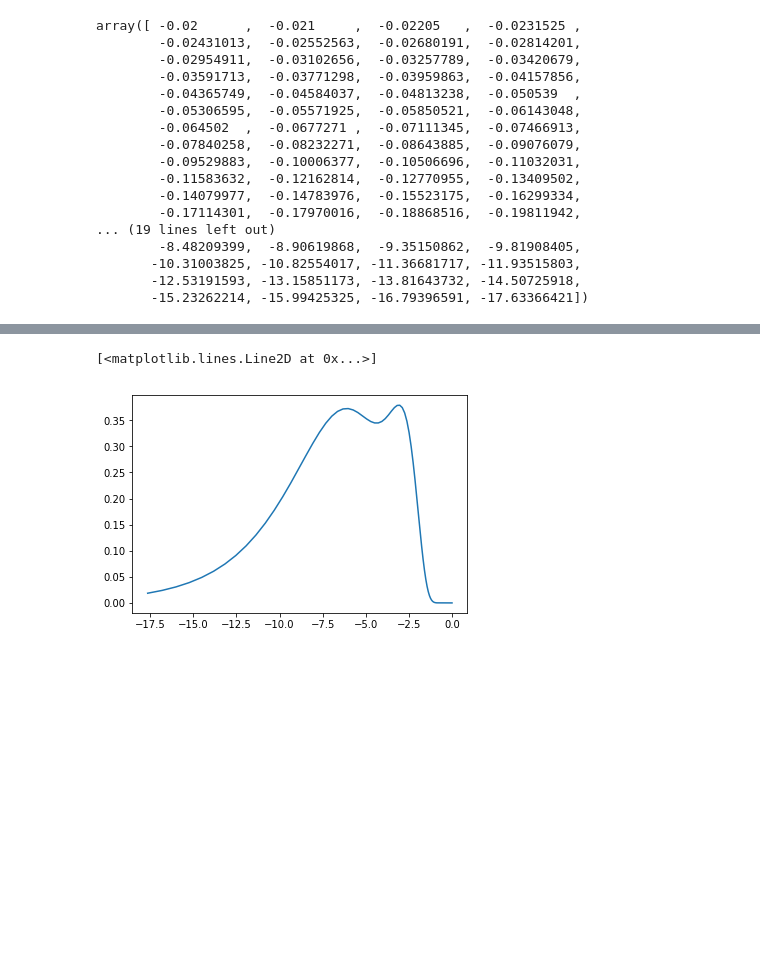
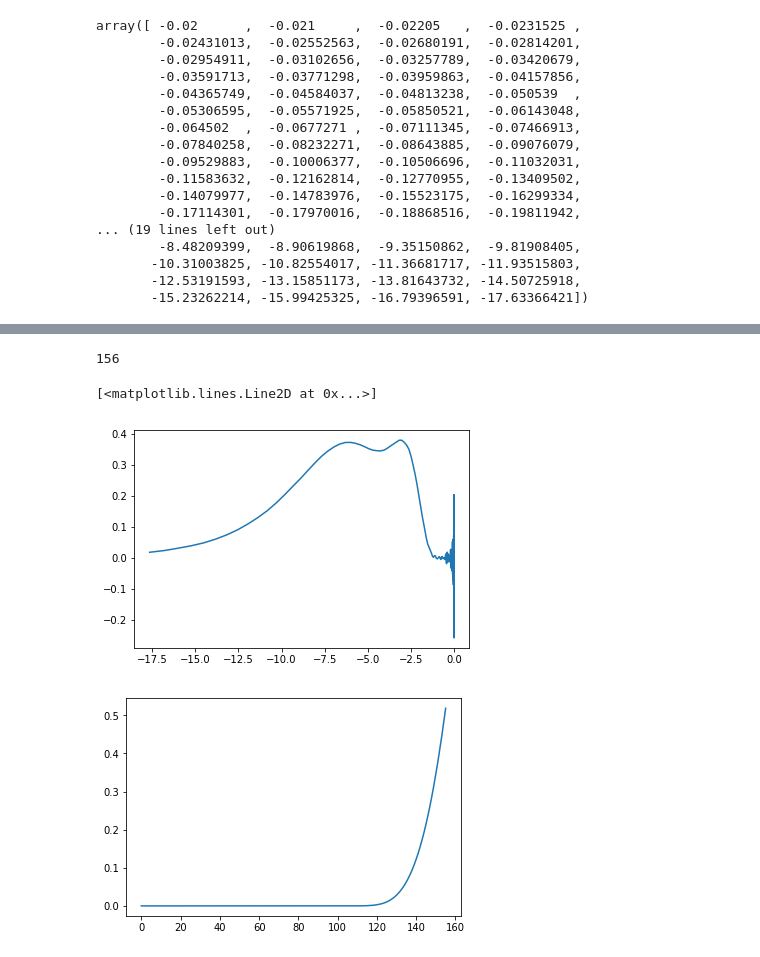
Before and after one commit to jgosmann/cue-model, a Jupyter notebook: notebooks/fuzzy temp mem.ipynb, the cells around one changed output, grey strips where cells are left out. Saved outputs shown, nothing was run; the diff lists cells and outputs as text; code cells hidden in the pictures; blank space fills up the shorter version.

```diff
--- a/notebooks/fuzzy temp mem.ipynb
+++ b/notebooks/fuzzy temp mem.ipynb
@@ -102,6 +122,14 @@ plt.plot(tau_stars, sim.data[p_out].T[:, ::1000]);
+# %%
+len(ss)
+# %% [output]
+156
 # %%
 t = -1
-plt.plot(tau_stars, Lk[:, ::] @ sim.data[p_state][t])
+plt.plot(tau_stars, Lk[:, ::] @ (sim.data[p_state][t] + 1e-9 * np.random.randn(sim.data[p_state].shape[1])))
 # %% [output]
 [<matplotlib.lines.Line2D at 0x...>]
-[figure, old version]
+[figure, new version]
+# %%
+plt.plot(sim.data[p_state][t]);
+# %% [output]
+[figure, added]
```
Also changed, not shown: parts of 22 cells of this notebook.
